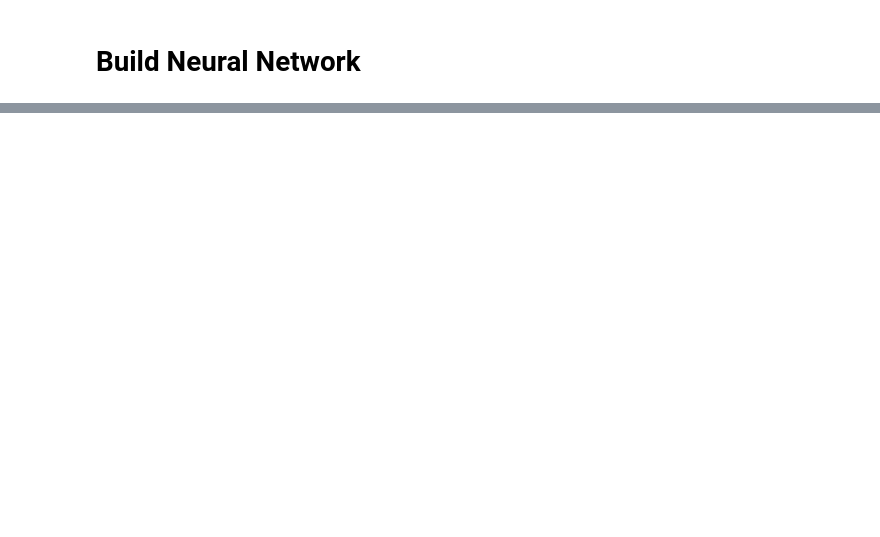
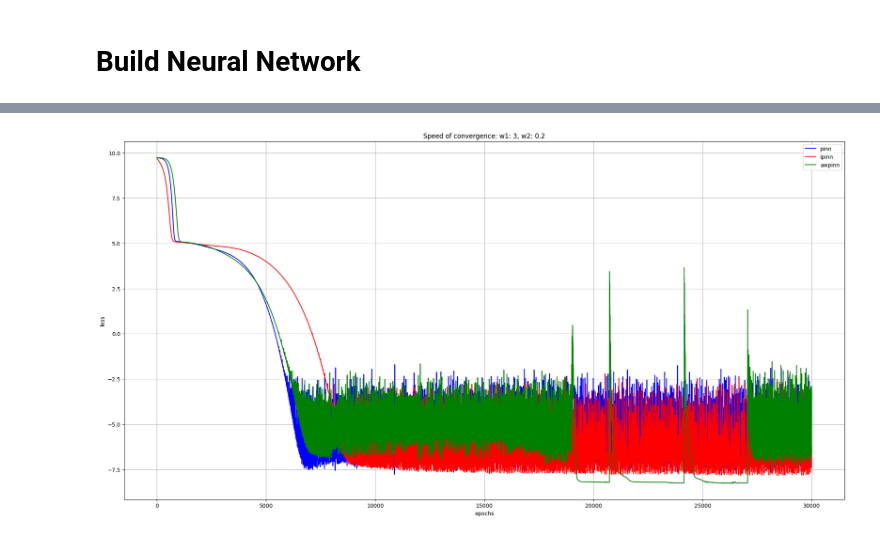
Before and after one commit to HengruiBaiCN/Honor, a Jupyter notebook: Physics_Informed_Neural_Network/pytorch/compare.ipynb, the cells around one changed output, grey strips where cells are left out. Saved outputs shown, nothing was run; the diff lists cells and outputs as text; code cells hidden in the pictures; blank space fills up the shorter version.

```diff
--- a/Physics_Informed_Neural_Network/pytorch/compare.ipynb
+++ b/Physics_Informed_Neural_Network/pytorch/compare.ipynb
@@ -159,2 +238,16 @@ ipinn, loss_list2 = utils.network_training(
+# %%
+fig = plt.figure(figsize=(24,12))
+plt.plot(range(30000), [np.log(item) for item in loss_list[:30000]], color='blue', label='pinn')
+plt.plot(range(30000), [np.log(item) for item in loss_list2[:30000]], color='red', label='ipinn')
+# plt.plot(range(30000), [np.log(item) for item in loss_list3[:30000]], color='green', label='ipinn2')
+plt.plot(range(30000), [np.log(item) for item in loss_list4[:30000]], color='green', label='awpinn')
+# plt.plot(range(30000), [np.log(item) for item in loss_list4[:30000]], color='yellow', label='wpinn')
+plt.xlabel('epochs')
+plt.ylabel('loss')
+plt.legend()
+plt.title(f'Speed of convergence: w1: {w1}, w2: {w2}')
+plt.grid(True)
+# %% [output]
+[figure, added]
 # %%
 fig = plt.figure(figsize=(12,12))
```
Also changed, not shown: parts of 22 cells of this notebook, 38 other files.
